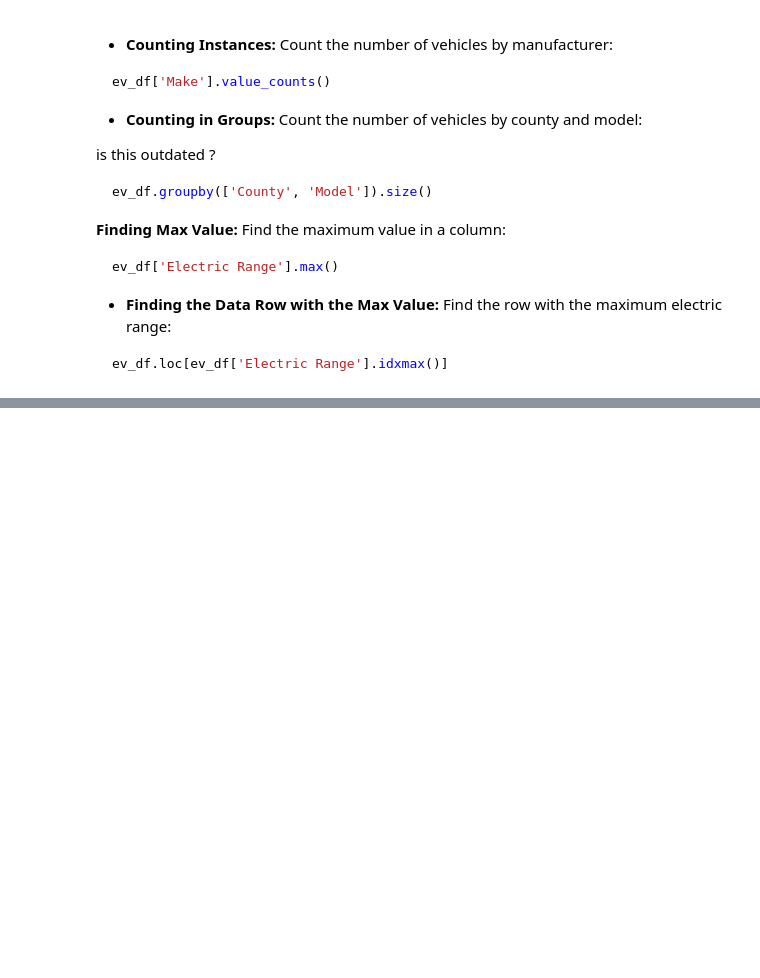
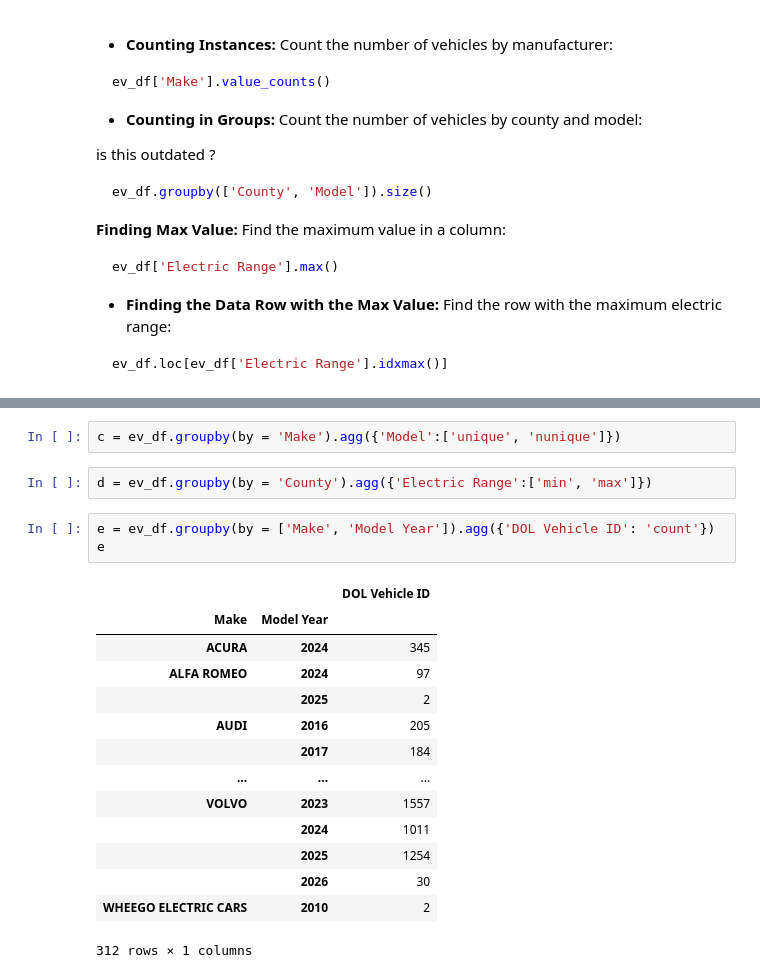
Before and after one commit to GettysburgDataScience/DS256-Notes, a Jupyter notebook: _sources/04_Pandas/02_pandas_groupby.ipynb, the cells around one changed output, grey strips where cells are left out. Cells and saved outputs as stored; diff of their text form; blank space fills up the shorter version.

```diff
--- a/_sources/04_Pandas/02_pandas_groupby.ipynb
+++ b/_sources/04_Pandas/02_pandas_groupby.ipynb
@@ -304,0 +216,22 @@ ev_df.sort_values(by='Electric Range', ascending=False).head(1)
+# %%
+c = ev_df.groupby(by = 'Make').agg({'Model':['unique', 'nunique']})
+# %%
+d = ev_df.groupby(by = 'County').agg({'Electric Range':['min', 'max']})
+# %%
+e = ev_df.groupby(by = ['Make', 'Model Year']).agg({'DOL Vehicle ID': 'count'})
+e
+# %% [output]
+|  |  | DOL Vehicle ID |
+| Make | Model Year |  |
+| ACURA | 2024 | 345 |
+| ALFA ROMEO | 2024 | 97 |
+|  | 2025 | 2 |
+| AUDI | 2016 | 205 |
+|  | 2017 | 184 |
+| ... | ... | ... |
+| VOLVO | 2023 | 1557 |
+|  | 2024 | 1011 |
+|  | 2025 | 1254 |
+|  | 2026 | 30 |
+| WHEEGO ELECTRIC CARS | 2010 | 2 |
+312 rows × 1 columns
```
Also changed, not shown: parts of 19 cells of this notebook, 37 other files.
